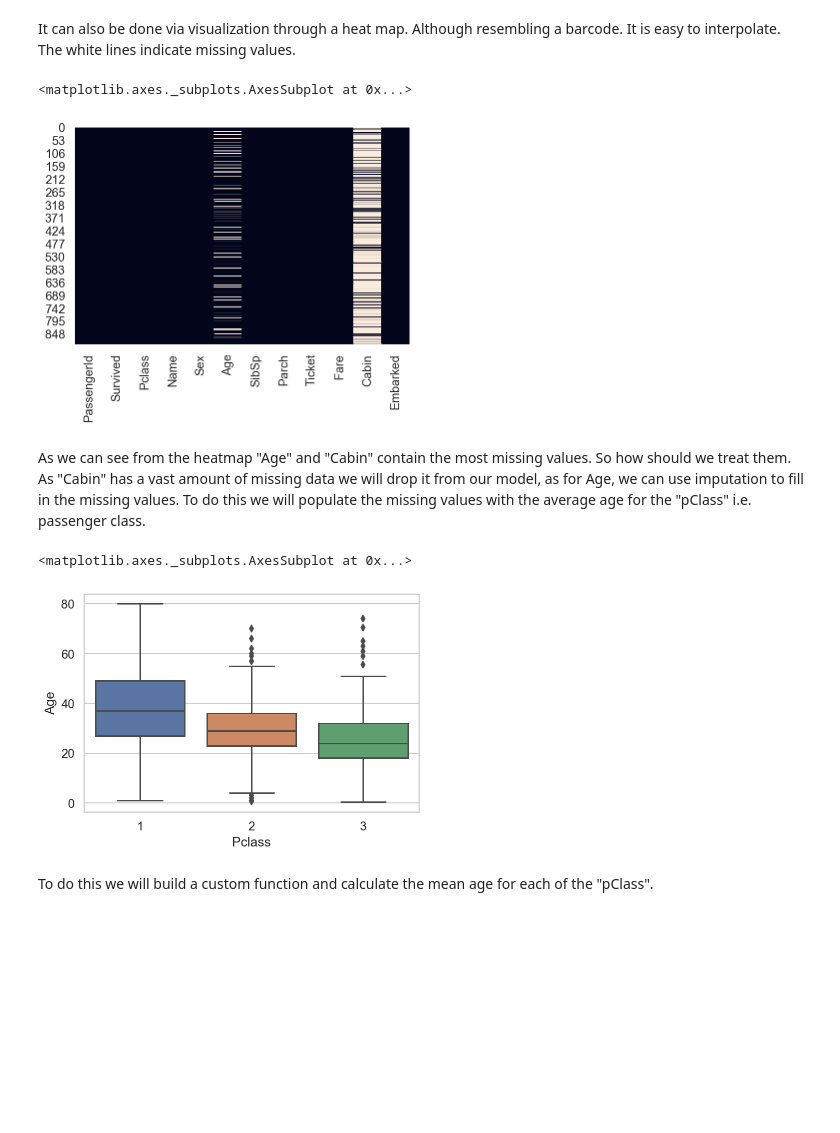
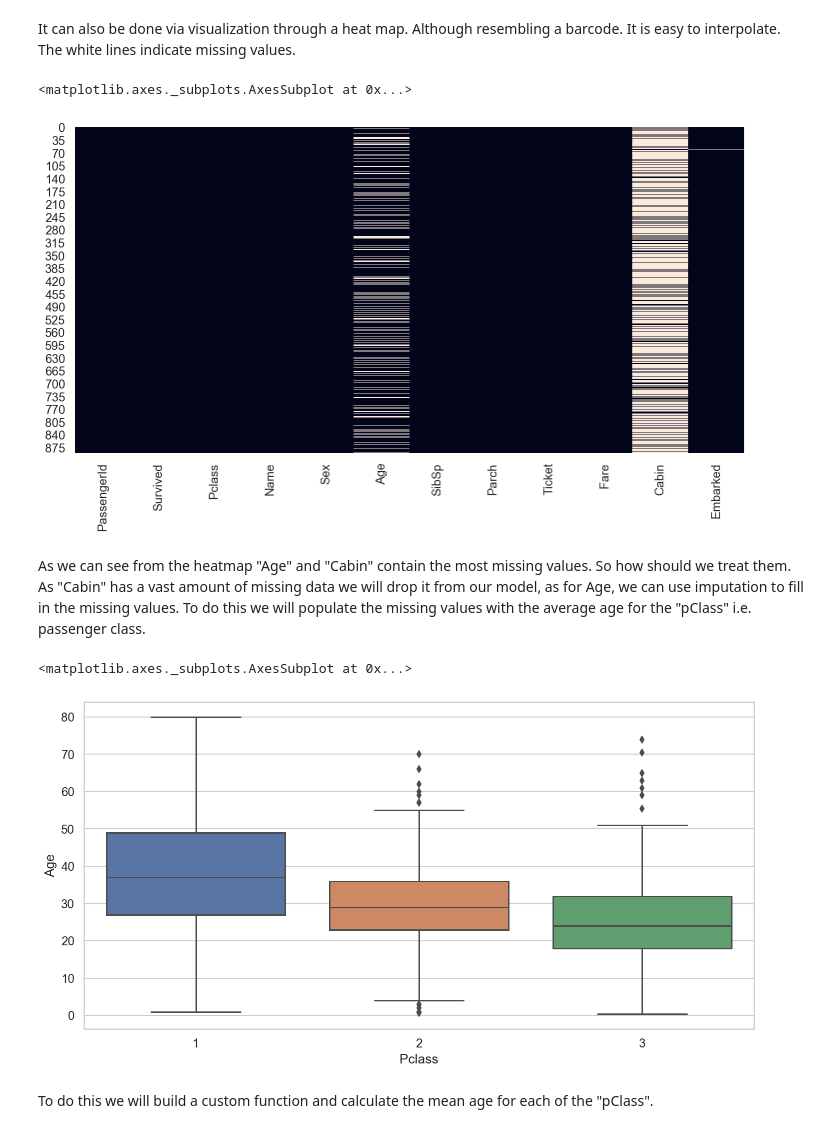
Before and after one commit to Munster2020/HDIP_CSDA_COMP08055, a Jupyter notebook: scikit-learn.ipynb, the cells around one changed output. Cells and saved outputs as stored; diff of their text form; code cells hidden in the pictures; blank space fills up the shorter version.

```diff
--- a/scikit-learn.ipynb
+++ b/scikit-learn.ipynb
@@ -622,0 +610,6 @@ sns.countplot(x='Survived', data=df_titanic)
+# %%
+sns.set(style='whitegrid', font_scale=1.1, rc={"figure.figsize": [12, 6]})
+sns.countplot(x='Survived', data=df_titanic)
+plt.grid(b=True, which='major', color='#666666', linestyle='-')
+plt.minorticks_on()
+plt.grid(b=True, which='minor', color='#999999', linestyle='-', alpha=0.2);
@@ -629,0 +620,6 @@ sns.countplot(x='Survived', hue='Sex', data=df_titanic)
+# %%
+sns.set(style='whitegrid', font_scale=1.1, rc={"figure.figsize": [12, 6]})
+sns.countplot(x='Survived', hue='Sex', data=df_titanic)
+plt.grid(b=True, which='major', color='#666666', linestyle='-')
+plt.minorticks_on()
+plt.grid(b=True, which='minor', color='#999999', linestyle='-', alpha=0.2);
@@ -636,0 +630,6 @@ sns.countplot(x='Survived', hue='Pclass', data=df_titanic)
+# %%
+sns.set(style='whitegrid', font_scale=1.1, rc={"figure.figsize": [12, 6]})
+sns.countplot(x='Survived', hue='Pclass', data=df_titanic)
+plt.grid(b=True, which='major', color='#666666', linestyle='-')
+plt.minorticks_on()
+plt.grid(b=True, which='minor', color='#999999', linestyle='-', alpha=0.2);
@@ -679,17 +680,19 @@ df_titanic.isnull()
 # %% [markdown]
 It can also be done via visualization through a heat map. Although resembling a barcode. It is easy to interpolate. The white lines indicate missing values.
 # %%
+sns.set(style='whitegrid', font_scale=1.1, rc={"figure.figsize": [12, 6]})
 sns.heatmap(df_titanic.isnull(), cbar=False)
 # %% [output]
 <matplotlib.axes._subplots.AxesSubplot at 0x...>
-[figure, old version]
+[figure, new version]
 # %% [markdown]
 As we can see from the heatmap "Age" and "Cabin" contain the most missing values. So how should we treat them. As "Cabin" has a vast amount of missing data we will drop it from our model, as for Age, we can use imputation to fill in the missing values. To do this we will populate the missing values with the average age for the "pClass" i.e. passenger class.
 # %%
+sns.set(style='whitegrid', font_scale=1.1, rc={"figure.figsize": [12, 6]})
 sns.boxplot(df_titanic['Pclass'], df_titanic['Age'])
 # %% [output]
 <matplotlib.axes._subplots.AxesSubplot at 0x...>
-[figure, old version]
+[figure, new version]
 # %% [markdown]
 To do this we will build a custom function and calculate the mean age for each of the "pClass".
 # %%
```
Also changed, not shown: parts of 10 cells of this notebook.
